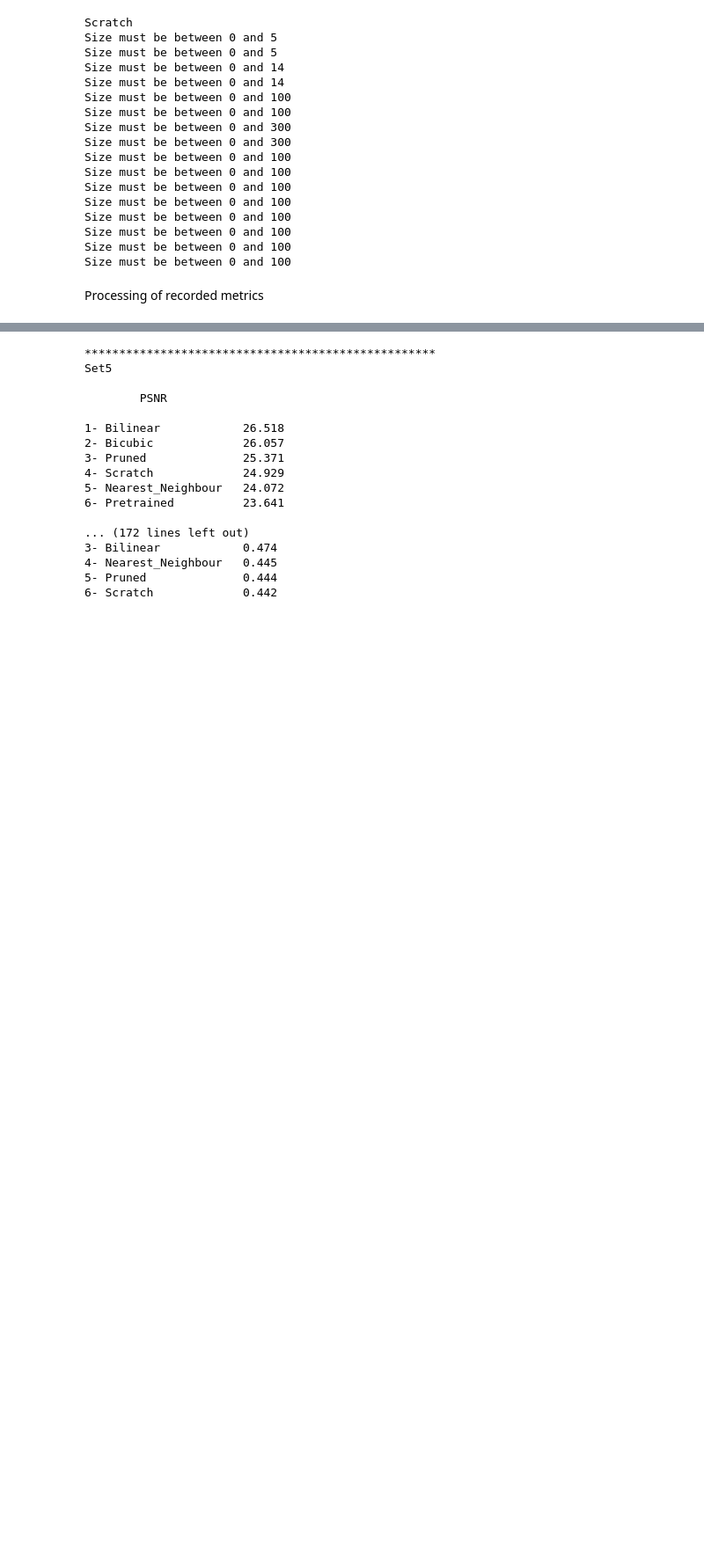
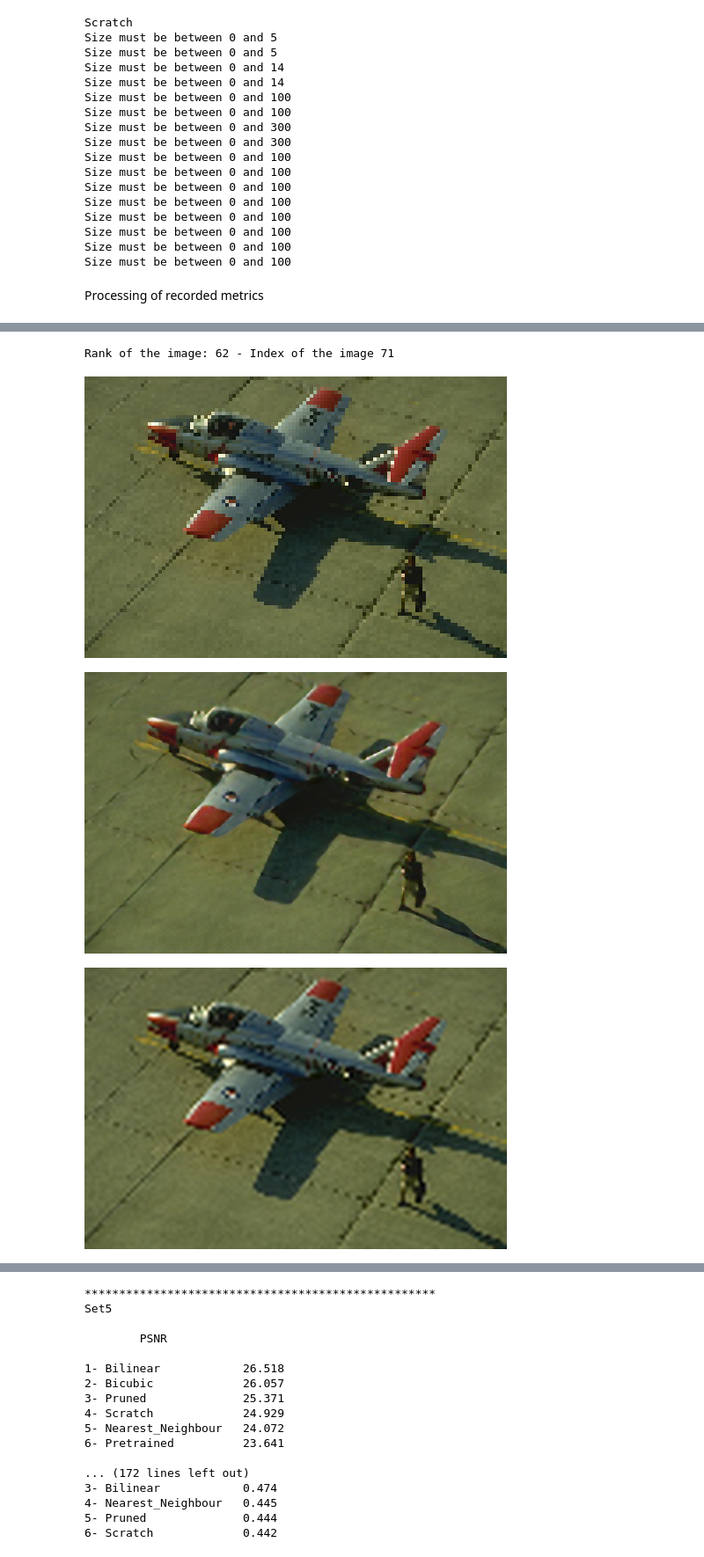
Before and after one commit to vincentbriat/Super-resolution-investigation, a Jupyter notebook: Evaluation.ipynb, the cells around one changed output, grey strips where cells are left out. Shown at 88% size. Saved outputs shown, nothing was run; the diff lists cells and outputs as text; code cells hidden in the pictures; blank space fills up the shorter version.

```diff
--- a/Evaluation.ipynb
+++ b/Evaluation.ipynb
@@ -1002,17 +1002,20 @@ class EvalResults:
 
                 print(f'1- {self.method_names[values[-1]]:20s}{self.methods[values[-1]].means[self.metrics[m]][d]:.3f}')
                 print(f'6- {self.method_names[values[0]]:20s}{self.methods[values[0]].means[self.metrics[m]][d]:.3f}')
-                print()
+
 
     def sorted_images(self, id_method, id_dataset, id_metric):
+        print(f'{self.method_names[id_method]} - {DATASETS[id_dataset]}\n')
         print(f'{self.metrics[id_metric]}\n')
         lines = self.methods[id_method][id_dataset][['filename', self.metrics[id_metric]]].sort_values(self.metrics[id_metric], ascending=False).values.tolist()
 
         for line in lines:
             print(f'{line[0]:80s}{line[1]:.3f}')
 
+        return lines
+
 results = EvalResults()
 results.load()
 # %%
-results.sorted_images(3,5,0)
+lines = results.sorted_images(5, 4, 0)
 # %% [output]
@@ -1035,0 +1039,4 @@ E:\Images\Super-resolution\Pretrained\DIV2K_clean\0095.png
+# %%
+out_nn = get_generated_dataset('Nearest_Neighbour')
+out_bc = get_generated_dataset('Bicubic')
+out_bl = get_generated_dataset('Bilinear')
@@ -1035,0 +1079,16 @@ E:\Images\Super-resolution\Pretrained\DIV2K_clean\0095.png
+# %%
+#rank = torch.randint(50, (1,1)).item()
+ranks = [33, 19, 36, 37, 29, 69, 70, 20, 23, 48, 67, 62, 63, 46, 65, 49, 51, 52, 60, 34, 7, 13, 15, 44, 3, 28, 21, 14, 4]
+j = (j + 1)%len(ranks)
+rank = ranks[j]-1
+i = int(lines[rank][0].split('.')[0].split('\\')[-1])
+print(f'Rank of the image: {rank + 1} - Index of the image {i}')
+display(torchvision.transforms.ToPILImage()(out_nn[4][i-1][-1]))
+display(Image.open(lines[rank][0]))
+display(torchvision.transforms.ToPILImage()(out_bl[4][i-1][-1]))
+display(torchvision.transforms.ToPILImage()(out_bc[4][i-1][-1]))
+# %% [output]
+Rank of the image: 62 - Index of the image 71
+[figure, added]
+[figure, added]
+[figure, added]
```
Also changed, not shown: parts of 7 cells of this notebook.
